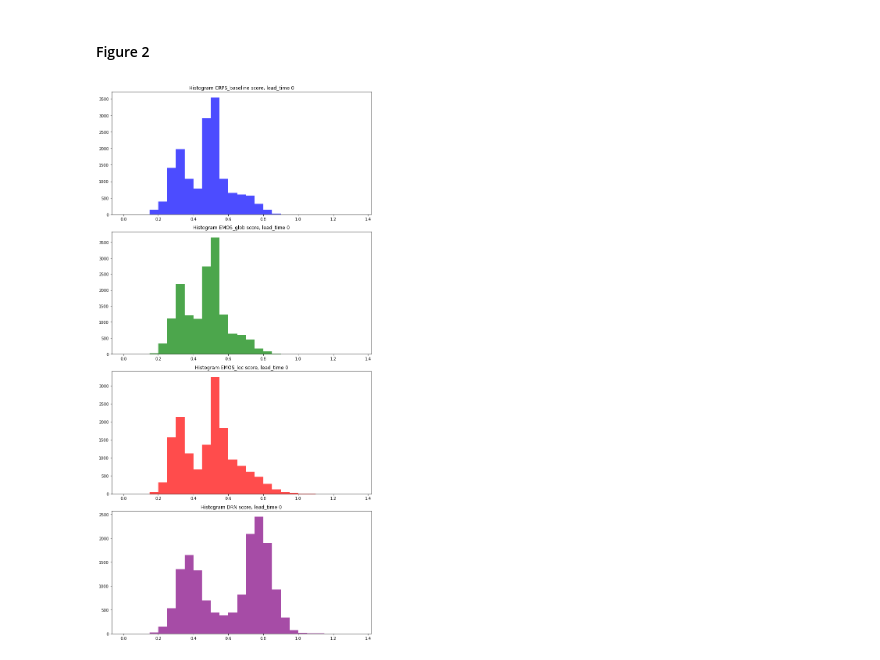
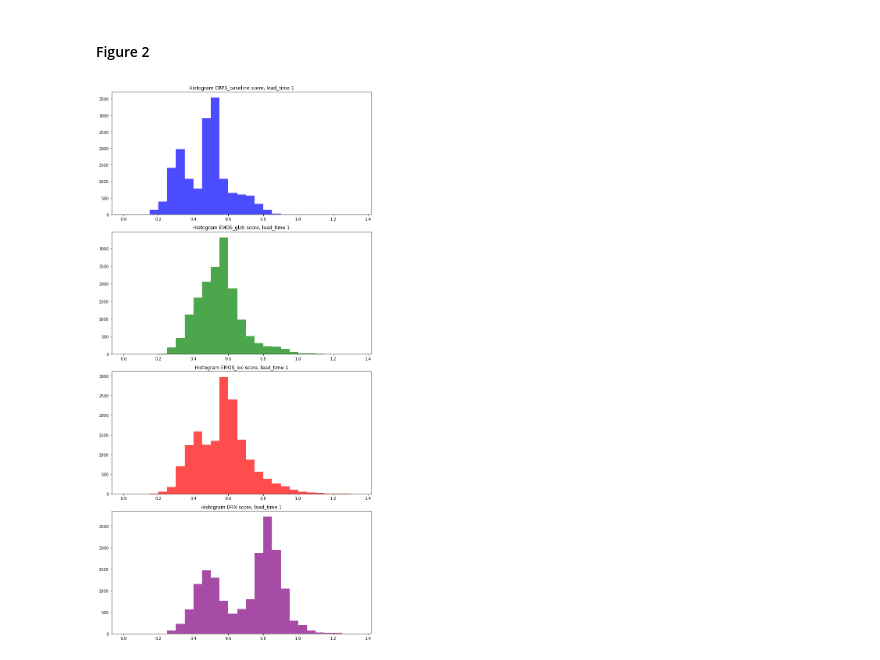
Before and after one commit to cleveryangcong/Bachelor_Thesis, a Jupyter notebook: notebooks/exploratory/2.8.2-dc-ws10_score_checks.ipynb, the cells around one changed output. Cells and saved outputs as stored; diff of their text form; code cells hidden in the pictures.

```diff
--- a/notebooks/exploratory/2.8.2-dc-ws10_score_checks.ipynb
+++ b/notebooks/exploratory/2.8.2-dc-ws10_score_checks.ipynb
@@ -155,7 +157,7 @@ def histogram_lead(var_name, lead_time, models=[True, True, True, True]):
 # %% [markdown]
 #### Figure 2
 # %%
-histogram_lead("ws10", 0, models=[True, True, True, True])
+histogram_lead("ws10", 1, models=[True, True, True, True])
 # %% [output]
-[figure, old version]
+[figure, new version]
 [interactive output not drawn]
```
Also changed, not shown: parts of 2 cells of this notebook, 2 other files.
